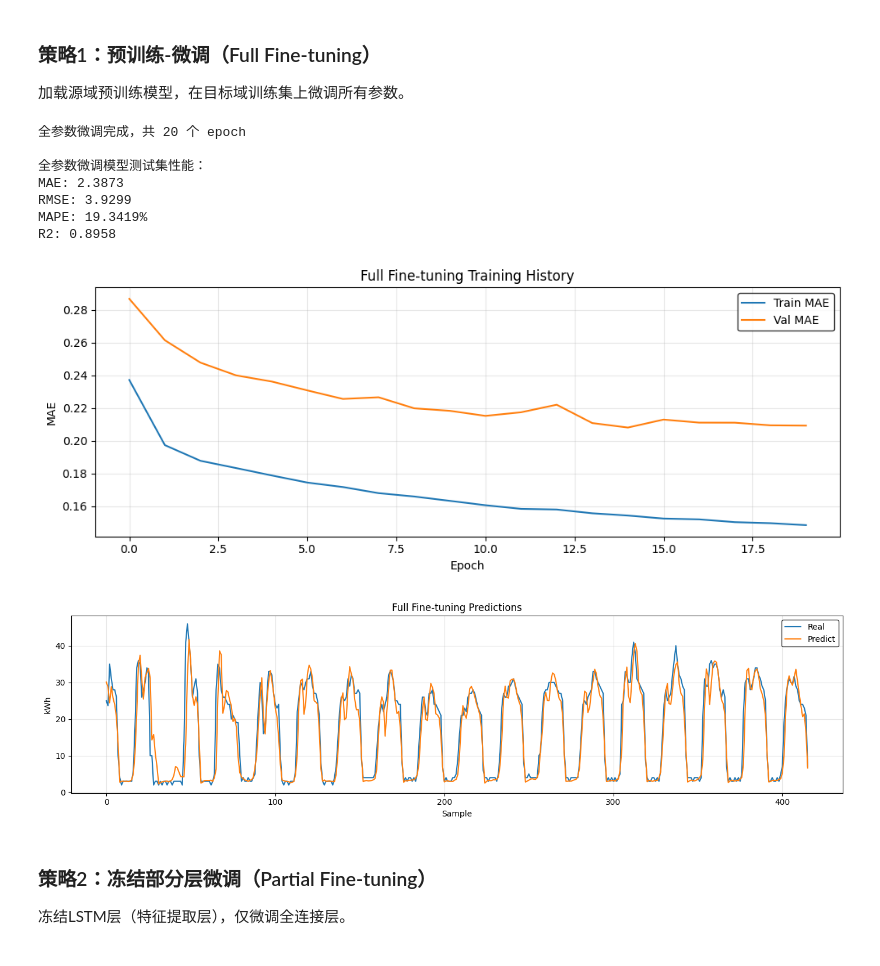
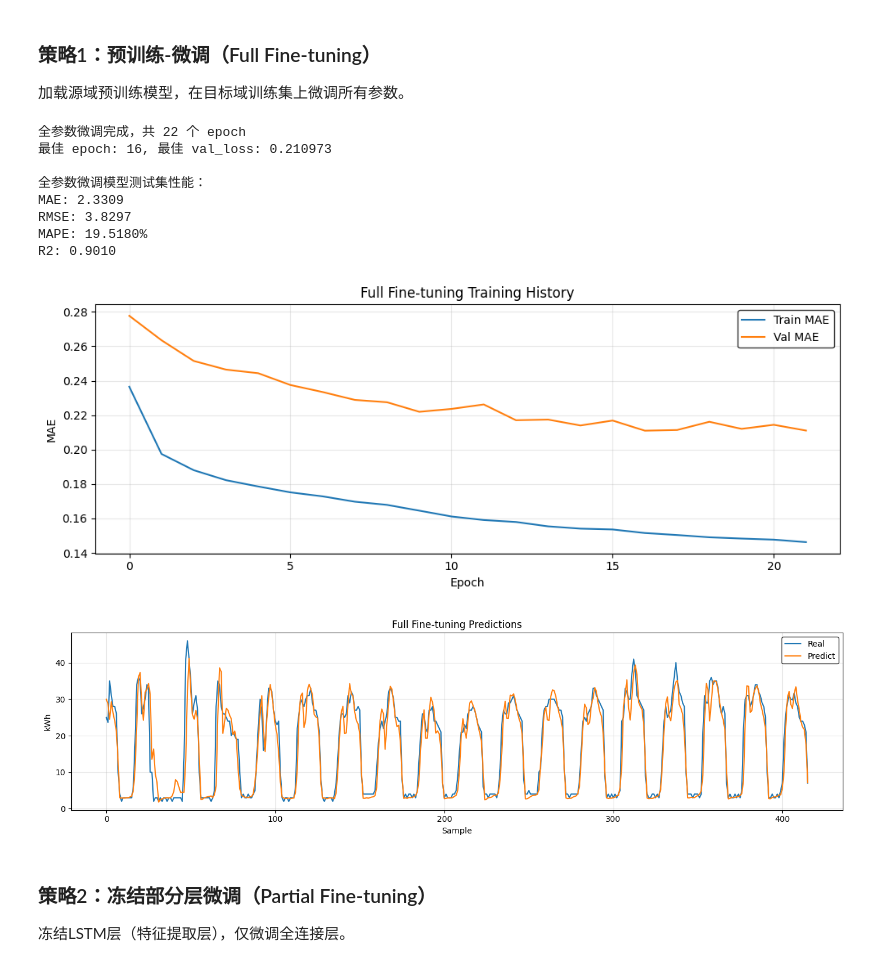
Before and after one commit to HowerL/load_forecasting, a Jupyter notebook: transfer_learning.ipynb, the cells around one changed output. Saved outputs shown, nothing was run; the diff lists cells and outputs as text; code cells hidden in the pictures.

```diff
--- a/transfer_learning.ipynb
+++ b/transfer_learning.ipynb
@@ -58,7 +47,7 @@ from src import (
 LOOKBACK = 24   # 输入窗口长度（小时）
 HORIZON = 1     # 预测步长（小时）
 BATCH_SIZE = 72
-EPOCHS = 50
+EPOCHS = 100
 HIDDEN_SIZE = 128
 
 # 设置设备
@@ -148,6 +137,7 @@ early_stopping = EarlyStopping(patience=5, restore_best_weights=True)
 
 train_losses = []
 val_losses = []
+best_epoch = 0
 for epoch in range(EPOCHS):
     train_loss = run_epoch(base_model, source_train_loader, criterion, device, optimizer)
     val_loss = run_epoch(base_model, source_val_loader, criterion, device)
@@ -156,11 +146,15 @@ for epoch in range(EPOCHS):
     val_losses.append(val_loss)
     lr_scheduler.step(val_loss)
 
-    if early_stopping(val_loss, base_model):
+    if early_stopping(val_loss, base_model, epoch):
         break
 
 early_stopping.restore(base_model)
+
+# 输出最佳训练信息
+best_info = early_stopping.get_best_info()
 print(f"源域预训练完成，共 {len(train_losses)} 个 epoch")
+print(f"最佳 epoch: {best_info['best_epoch']}, 最佳 val_loss: {best_info['best_loss']:.6f}")
 
 # 保存预训练模型
 torch.save(base_model.state_dict(), MODEL_DIR / 'pretrained_source.pt')
@@ -197,11 +192,16 @@ for epoch in range(EPOCHS):
 
     lr_scheduler_baseline.step(val_loss)
 
-    if early_stopping_baseline(val_loss, baseline_model):
+    if early_stopping_baseline(val_loss, baseline_model, epoch):
         break
 
 early_stopping_baseline.restore(baseline_model)
+
+# 输出最佳训练信息
+best_info_baseline = early_stopping_baseline.get_best_info()
 print(f"Baseline训练完成，共 {len(train_losses_baseline)} 个 epoch")
+print(f"最佳 epoch: {best_info_baseline['best_epoch']}, 最佳 val_loss: {best_info_baseline['best_loss']:.6f}")
+
 torch.save(baseline_model.state_dict(), MODEL_DIR / 'transfer_baseline.pt')
 
 # 在目标域测试集上评估
@@ -246,40 +247,46 @@ val_losses_ft_full = []
 for epoch in range(EPOCHS):
     train_loss = run_epoch(finetuned_full, target_train_loader, criterion, device, optimizer_ft_full)
     val_loss = run_epoch(finetuned_full, target_val_loader, criterion, device)
 
     train_losses_ft_full.append(train_loss)
     val_losses_ft_full.append(val_loss)
 
     lr_scheduler_ft_full.step(val_loss)
 
-    if early_stopping_ft_full(val_loss, finetuned_full):
+    if early_stopping_ft_full(val_loss, finetuned_full, epoch):
         break
 
 early_stopping_ft_full.restore(finetuned_full)
+
+# 输出最佳训练信息
+best_info_ft_full = early_stopping_ft_full.get_best_info()
 print(f"全参数微调完成，共 {len(train_losses_ft_full)} 个 epoch")
+print(f"最佳 epoch: {best_info_ft_full['best_epoch']}, 最佳 val_loss: {best_info_ft_full['best_loss']:.6f}")
+
 torch.save(finetuned_full.state_dict(), MODEL_DIR / 'transfer_full_finetune.pt')
 
 # 在目标域测试集上评估
 y_pred_ft_full = predict(finetuned_full, target_test_loader, device)
 metrics_ft_full = evaluate(y_target_test, y_pred_ft_full, target_scaler)
 
 print("\n全参数微调模型测试集性能：")
 print(f"MAE: {metrics_ft_full['MAE']:.4f}")
 print(f"RMSE: {metrics_ft_full['RMSE']:.4f}")
 print(f"MAPE: {metrics_ft_full['MAPE']:.4f}%")
 print(f"R2: {metrics_ft_full['R2']:.4f}")
 
 plot_training_history(train_losses_ft_full, val_losses_ft_full, 'Full Fine-tuning Training History')
 plot_predictions(y_target_test, y_pred_ft_full, 'Full Fine-tuning Predictions', target_scaler)
 # %% [output]
-全参数微调完成，共 20 个 epoch
+全参数微调完成，共 22 个 epoch
+最佳 epoch: 16, 最佳 val_loss: 0.210973
 
 全参数微调模型测试集性能：
-MAE: 2.3873
-RMSE: 3.9299
-MAPE: 19.3419%
-R2: 0.8958
+MAE: 2.3309
+RMSE: 3.8297
+MAPE: 19.5180%
+R2: 0.9010
-[figure, old version]
+[figure, new version]
 [figure]
 # %% [markdown]
 ### 策略2：冻结部分层微调（Partial Fine-tuning）
```
Also changed, not shown: parts of 6 cells of this notebook, 9 other files.
